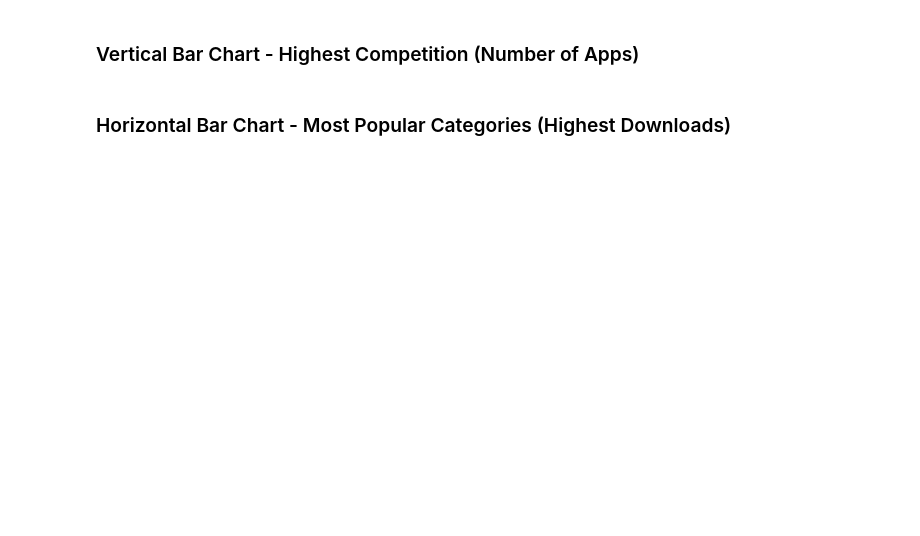
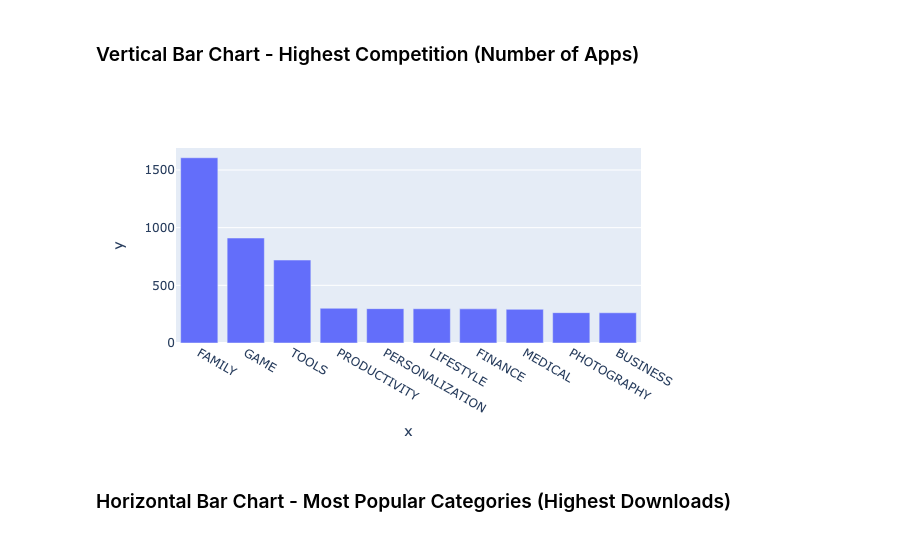
Before and after one commit to hattiepwvi/Pandas-Plotly-App, a Jupyter notebook: Google Play Store App Analytics (start).ipynb, the cells around one changed output. Drawn from its saved outputs; the diff is of its cells as text; code cells hidden in the pictures; blank space fills up the shorter version.

```diff
--- a/Google Play Store App Analytics (start).ipynb
+++ b/Google Play Store App Analytics (start).ipynb
@@ -195,0 +252,4 @@ Convert the number of installations (the Installs column) to a numeric data type
+# %%
+df_apps_clean.Installs = df_apps_clean.Installs.astype(str).str.replace(',', '')
+df_apps_clean.Installs = pd.to_numeric(df_apps_clean.Installs)
+df_apps_clean[['App', 'Installs']].groupby('Installs').count()
@@ -206,2 +301,8 @@ Add a column called 'Revenue_Estimate' to the DataFrame. This column should hold
 # %% [markdown]
 ### The most expensive apps sub $250
+# %%
+df_apps_clean.Price = df_apps_clean.Price.astype(str).str.replace('$', '')
+df_apps_clean.Price = pd.to_numeric(df_apps_clean.Price)
+df_apps_clean.sort_values('Price', ascending=False).head(20)
+df_apps_clean = df_apps_clean[df_apps_clean.Price < 250]
+df_apps_clean.sort_values('Price', ascending=False).head(5)
@@ -208,2 +317,5 @@ Add a column called 'Revenue_Estimate' to the DataFrame. This column should hold
 # %% [markdown]
 ### Highest Grossing Paid Apps (ballpark estimate)
+# %%
+df_apps_clean['Revenue_Estimate'] = df_apps_clean.Installs.mul(df_apps_clean.Price)
+df_apps_clean.sort_values('Revenue_Estimate', ascending=False)[:10]
@@ -211,0 +340,2 @@ Add a column called 'Revenue_Estimate' to the DataFrame. This column should hold
+# %%
+top10_category = df_apps_clean.Category.value_counts()[:10]
@@ -212,5 +356,10 @@ Add a column called 'Revenue_Estimate' to the DataFrame. This column should hold
 # %% [markdown]
 ### Vertical Bar Chart - Highest Competition (Number of Apps)
+# %%
+px.bar(x = top10_category.index, y = top10_category.values)
+# bar.show()
+# %% [output]
+[figure, added]
 # %% [markdown]
 ### Horizontal Bar Chart - Most Popular Categories (Highest Downloads)
 # %% [markdown]
```
Also changed, not shown: parts of 20 cells of this notebook.
